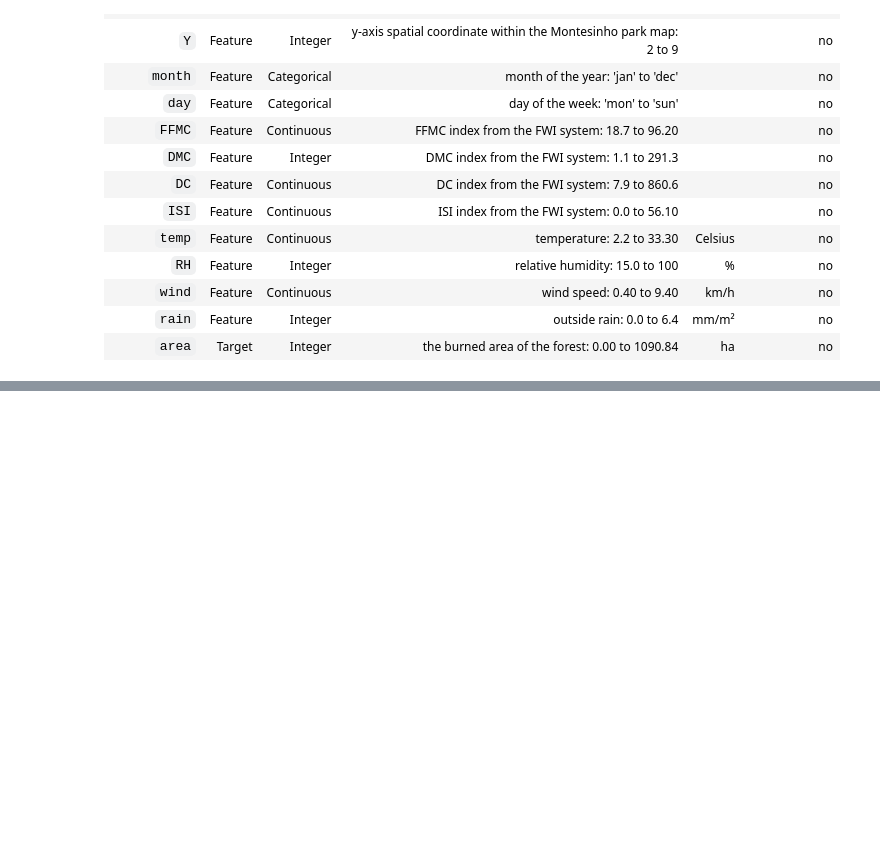
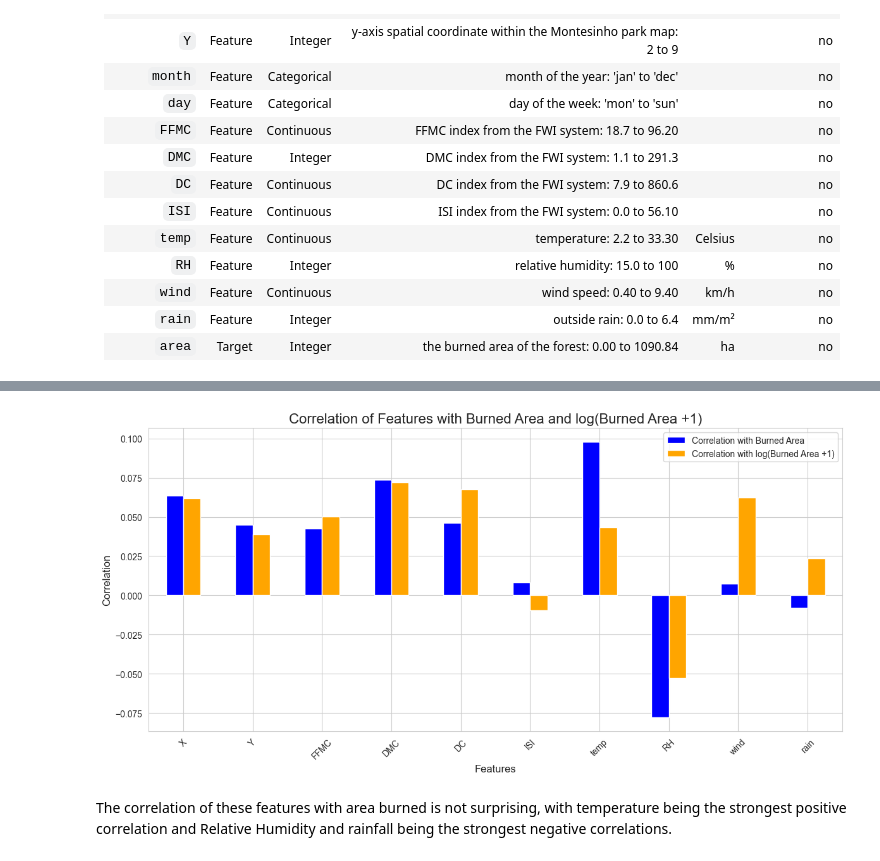
Before and after one commit to SJWallace/Dataquest, a Jupyter notebook: Guided Project - Optimising Model Prediction/main.ipynb, the cells around one changed output, grey strips where cells are left out. Saved outputs shown, nothing was run; the diff lists cells and outputs as text; code cells hidden in the pictures; blank space fills up the shorter version.

```diff
--- a/Guided Project - Optimising Model Prediction/main.ipynb
+++ b/Guided Project - Optimising Model Prediction/main.ipynb
@@ -89,0 +114,35 @@ plt.show()
+# %%
+# Create a log1p column in the fires dataframe
+fires['log1p_area'] = np.log1p(fires['area'])
+# %%
+from matplotlib import pyplot as plt
+
+# Create a bar plot for visualization with hue based on correlation values
+# Calculate correlation for the log of the burned area +1
+log_area = np.log1p(fires['area'])
+numeric_features = fires.select_dtypes(include=[np.number])
+log_area_correlation = numeric_features.corrwith(log_area)
+
+# Combine correlations into a dataframe for visualization
+area_correlation = numeric_features.corrwith(fires['area'])
+correlation_df = pd.DataFrame({
+        'Feature'                             : area_correlation.index,
+        'Correlation with Burned Area'        : area_correlation.values,
+        'Correlation with log(Burned Area +1)': log_area_correlation.values
+}
+).drop(index=['area', 'log1p_area'], errors='ignore').set_index('Feature')  # Exclude area and log1p_area
+
+correlation_df = correlation_df.loc[~correlation_df.index.isin(['area', 'log1p_area'])]  # Ensure exclusion
+
+correlation_df.plot(kind='bar', figsize=(12, 6), color=['blue', 'orange'])
+plt.title('Correlation of Features with Burned Area and log(Burned Area +1)', fontsize=16)
+plt.xlabel('Features', fontsize=12)
+plt.ylabel('Correlation', fontsize=12)
+plt.xticks(rotation=45)
+plt.tight_layout()
+plt.show()
+# %% [output]
+[figure, added]
+# %% [markdown]
+The correlation of these features with area burned is not surprising, with temperature being the strongest positive
+correlation and Relative Humidity and rainfall being the strongest negative correlations.
```
Also changed, not shown: parts of 76 cells of this notebook, 1 other file.
